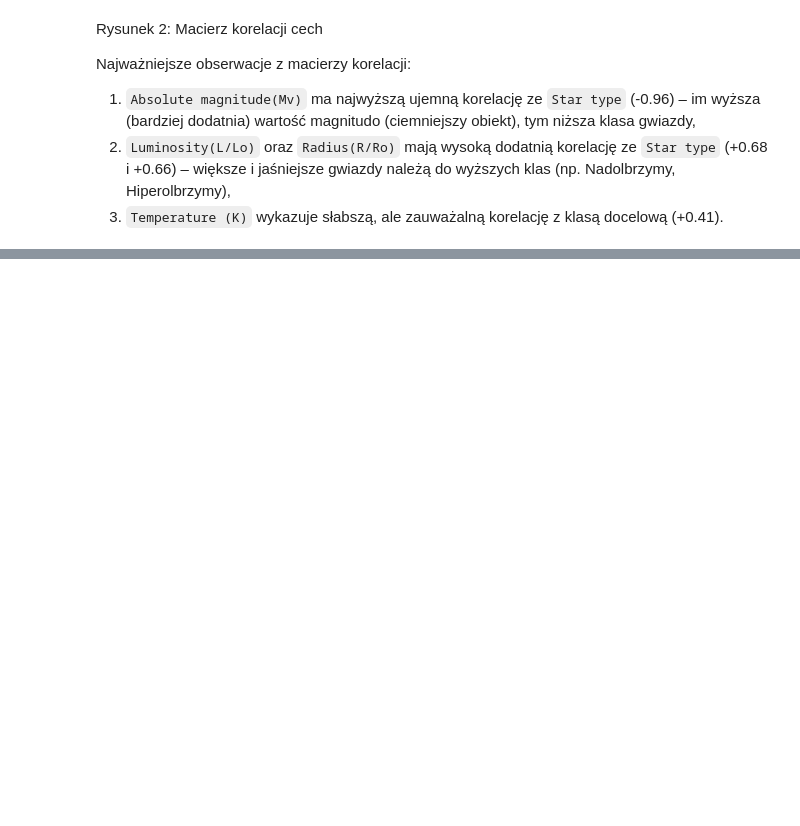
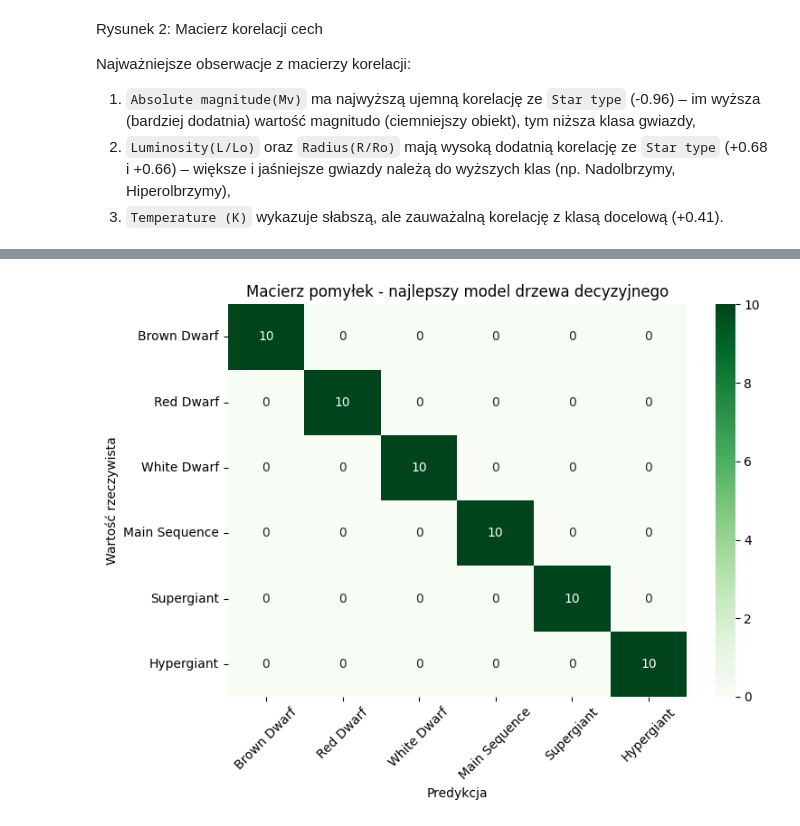
Before and after one commit to MikGaw09/DD, a Jupyter notebook: DD_PROJ.ipynb, the cells around one changed output, grey strips where cells are left out. Drawn from its saved outputs; the diff is of its cells as text; code cells hidden in the pictures; blank space fills up the shorter version.

```diff
--- a/DD_PROJ.ipynb
+++ b/DD_PROJ.ipynb
@@ -117,0 +334,11 @@ Najważniejsze obserwacje z macierzy korelacji:
+# %%
+best_tree_model = grid_search.best_estimator_
+
+y_pred_best = best_tree_model.predict(X_test)
+
+best_acc = accuracy_score(y_test, y_pred_best)
+
+print("Accuracy najlepszego modelu na zbiorze testowym:", best_acc)
+print()
+print("Raport klasyfikacji najlepszego modelu:")
+print(classification_report(y_test, y_pred_best, target_names=list(star_mapping.values())))
@@ -117,0 +361,22 @@ Najważniejsze obserwacje z macierzy korelacji:
+# %%
+cm_best = confusion_matrix(y_test, y_pred_best)
+
+plt.figure(figsize=(8, 6))
+sns.heatmap(
+    cm_best,
+    annot=True,
+    fmt='d',
+    cmap='Greens',
+    xticklabels=list(star_mapping.values()),
+    yticklabels=list(star_mapping.values())
+)
+
+plt.title('Macierz pomyłek - najlepszy model drzewa decyzyjnego')
+plt.xlabel('Predykcja')
+plt.ylabel('Wartość rzeczywista')
+plt.xticks(rotation=45)
+plt.yticks(rotation=0)
+plt.tight_layout()
+plt.show()
+# %% [output]
+[figure, added]
```
Also changed, not shown: parts of 29 cells of this notebook, 3 other files.
